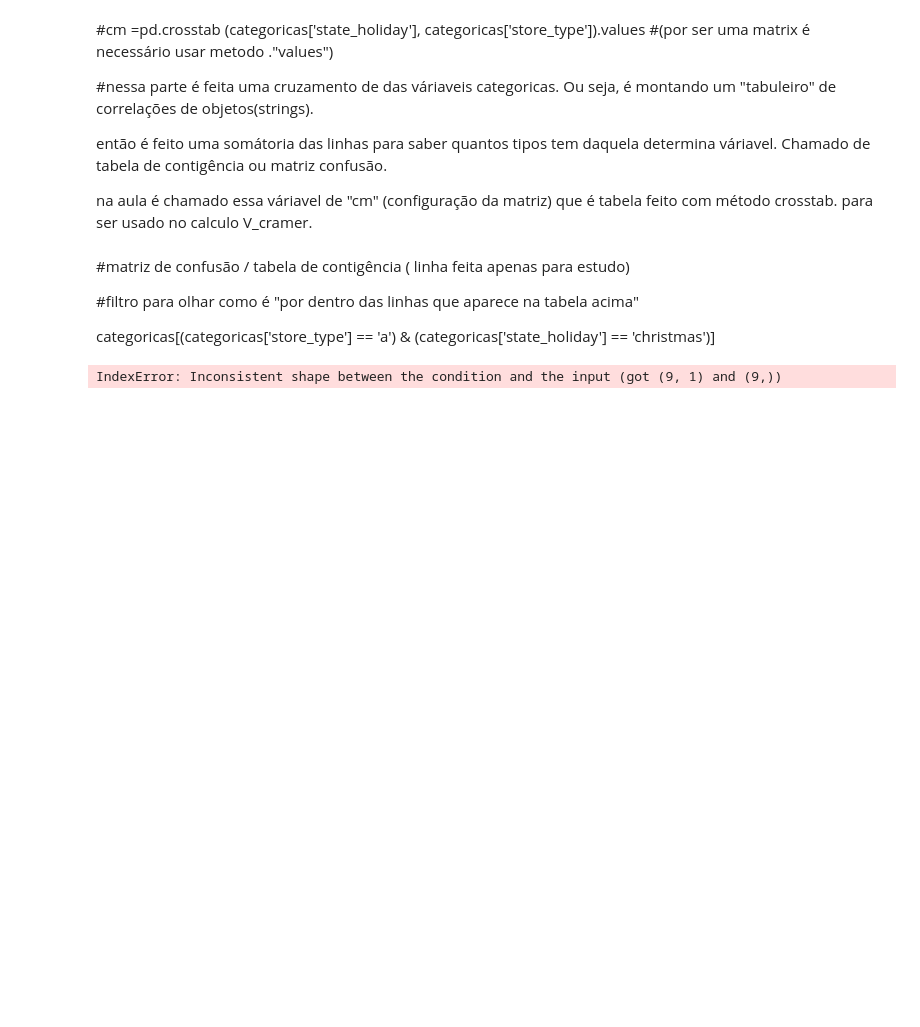
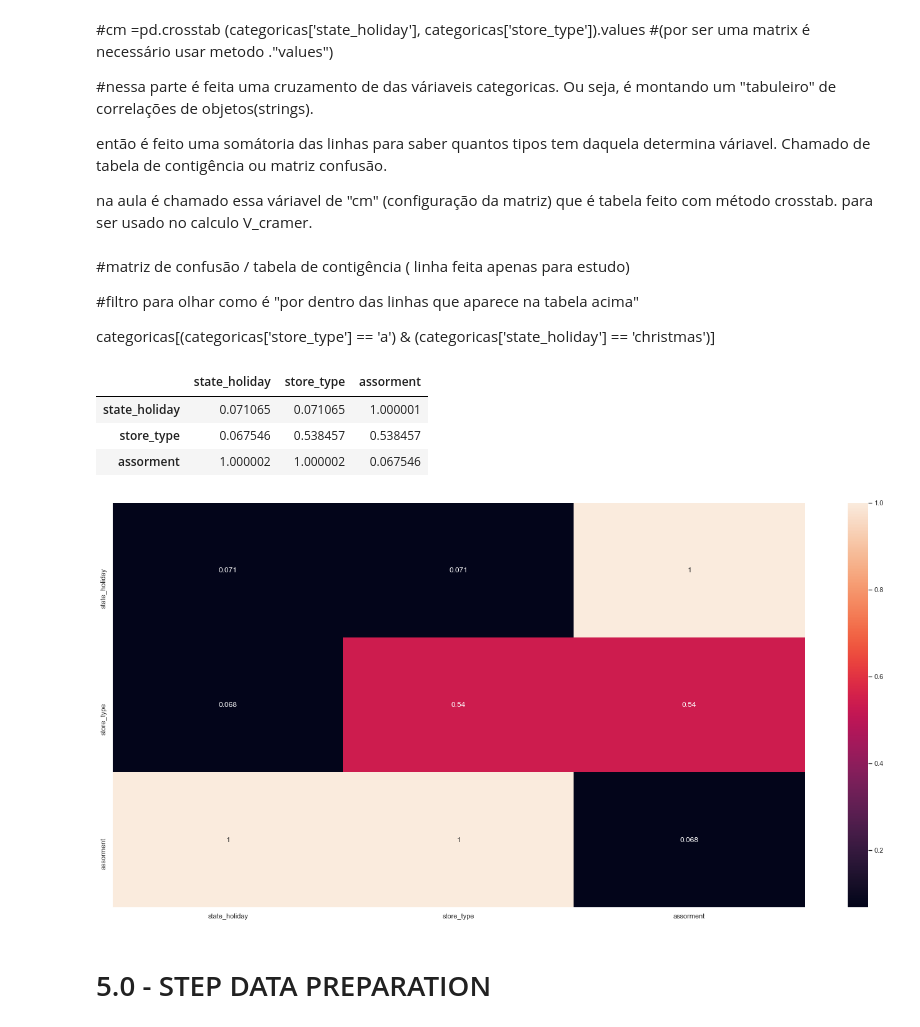
Before and after one commit to guiaraujofreitas/rossmann_estudo, a Jupyter notebook: Store-analise_dados_ modulo_04_1.ipynb, the cells around one changed output. Drawn from its saved outputs; the diff is of its cells as text; code cells hidden in the pictures; blank space fills up the shorter version.

```diff
--- a/Store-analise_dados_ modulo_04_1.ipynb
+++ b/Store-analise_dados_ modulo_04_1.ipynb
@@ -1147,8 +1143,24 @@ categoricas_7 = cramer_v(categoricas['assortment'],categoricas['assortment'])
 categoricas_8 = cramer_v(categoricas['assortment'],categoricas['store_type'])
 categoricas_9 = cramer_v(categoricas['assortment'],categoricas['state_holiday'])
 # %%
-v_categoricas = [categoricas_1 , categoricas_2,categoricas_3,categoricas_4,categoricas_5,categoricas_6,categoricas_7,categoricas_8,categoricas_9]
+# nessa parte é feita um Data Frame das correlações feitas com a função de V_cramer. E depois é feito uma renomeção das colunas para
+# ficar mais a leitura da correlações (trocas os índices or nomes das váriaveis)
+
+v_categoricas = pd.DataFrame ({'state_holiday': [categoricas_1,categoricas_2,categoricas_3],
+                              'store_type': [categoricas_4,categoricas_5,categoricas_6],
+                              'assorment': [categoricas_7,categoricas_8,categoricas_9]})
+
+df_categoricas = v_categoricas.set_index(v_categoricas.columns)
 # %%
-sns.heatmap( v_categoricas ,annot = True);
+df_categoricas.head()
 # %% [output]
-IndexError: Inconsistent shape between the condition and the input (got (9, 1) and (9,))
+|  | state_holiday | store_type | assorment |
+| state_holiday | 0.071065 | 0.071065 | 1.000001 |
+| store_type | 0.067546 | 0.538457 | 0.538457 |
+| assorment | 1.000002 | 1.000002 | 0.067546 |
+# %%
+sns.heatmap(df_categoricas, annot = True);
+# %% [output]
+[figure, added]
+# %% [markdown]
+# 5.0 - STEP DATA PREPARATION
```
Also changed, not shown: parts of 4 cells of this notebook.
